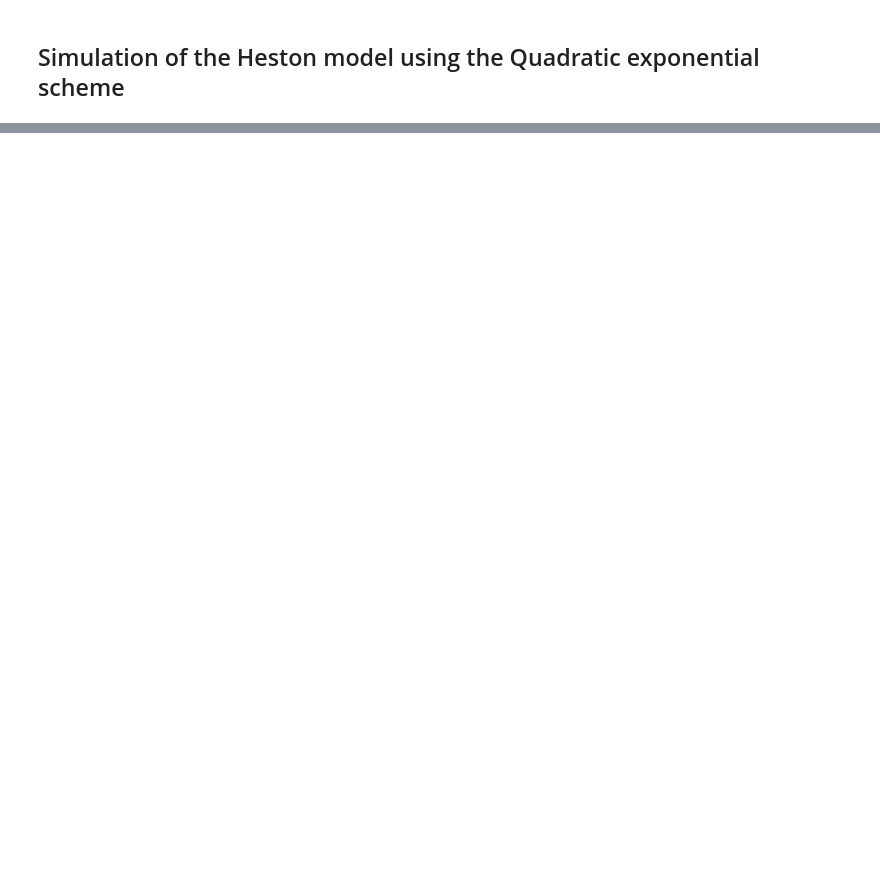
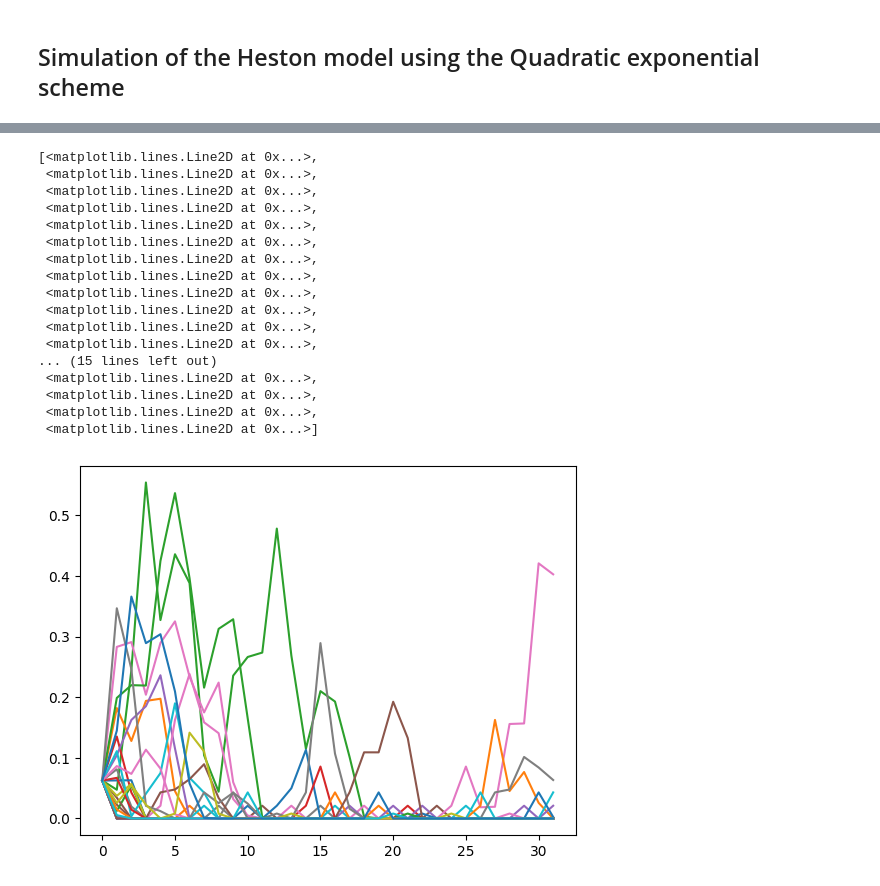
Before and after one commit to QuantAnalyticsTorch/quant_analytics_torch, a Jupyter notebook: docs/source/examples/HestonQuadraticExponentialSimulation.ipynb, the cells around one changed output, grey strips where cells are left out. Cells and saved outputs as stored; diff of their text form; code cells hidden in the pictures; blank space fills up the shorter version.

```diff
--- a/docs/source/examples/HestonQuadraticExponentialSimulation.ipynb
+++ b/docs/source/examples/HestonQuadraticExponentialSimulation.ipynb
@@ -43,0 +34,5 @@ Vnew_2
+# %%
+u = sobol_engine.draw(paths,dtype=torch.float64)
+# %%
+u = torch.transpose(u,0,1)
+u[0]
@@ -45,5 +46 @@ Vnew_2
 from quant_analytics_torch.analytics import maxsoft
-# %%
-phiC = 1.5
-p_1 = maxsoft.soft_heavy_side_hyperbolic(torch.tensor(phiC-phi))
-q_1 = 1. - p_1
@@ -54,0 +47,29 @@ tensor(0.0655, dtype=torch.float64)
+# %%
+for i in range(n_dt-1):
+    minusexpkappadt = torch.exp(-kappa*dt)
+    m = theta+( Vt - theta) * minusexpkappadt
+    s2 = ((Vt*eta**2) * minusexpkappadt/kappa)*(1-minusexpkappadt) + ( theta*eta**2)*((1-minusexpkappadt)**2)/(2*kappa)
+    phi = s2/m**2
+    #
+    # Calculate the lower branch
+    #
+    b2 = torch.maximum((2/phi)-1+2*(torch.sqrt(2/phi))*(torch.sqrt(torch.maximum(-1+2/phi, torch.tensor(0.)))),torch.tensor(0.))
+    a = m/(1+b2)
+    z = norminv(u[i])
+    Vnew_1 = a*(z + b2**0.5)**2
+    #
+    # Calulcate the upper branch
+    #
+    p = (phi-1)/(phi+1)
+    beta = 2/(m+m*phi)
+    Vnew_2 = torch.log((1-p)/(1-u[i])) / beta
+    Vnew_2 = torch.maximum(Vnew_2, torch.tensor(0.))
+    phiC = 1.5
+    #
+    # Switch the branches
+    #
+    p_1 = maxsoft.soft_heavy_side_hyperbolic(phiC-phi)
+    q_1 = 1. - p_1
+    Vt = p_1 * Vnew_1 + q_1 * Vnew_2
+    V[i+1] = Vt
+V
@@ -54,0 +97,21 @@ tensor(0.0655, dtype=torch.float64)
+# %%
+plt.plot(V.detach().numpy()[:,:])
+# %% [output]
+[<matplotlib.lines.Line2D at 0x...>,
+ <matplotlib.lines.Line2D at 0x...>,
+ <matplotlib.lines.Line2D at 0x...>,
+ <matplotlib.lines.Line2D at 0x...>,
+ <matplotlib.lines.Line2D at 0x...>,
+ <matplotlib.lines.Line2D at 0x...>,
+ <matplotlib.lines.Line2D at 0x...>,
+ <matplotlib.lines.Line2D at 0x...>,
+ <matplotlib.lines.Line2D at 0x...>,
+ <matplotlib.lines.Line2D at 0x...>,
+ <matplotlib.lines.Line2D at 0x...>,
+ <matplotlib.lines.Line2D at 0x...>,
+... (15 lines left out)
+ <matplotlib.lines.Line2D at 0x...>,
+ <matplotlib.lines.Line2D at 0x...>,
+ <matplotlib.lines.Line2D at 0x...>,
+ <matplotlib.lines.Line2D at 0x...>]
+[figure, added]
```
Also changed, not shown: parts of 17 cells of this notebook, 1 other file.
